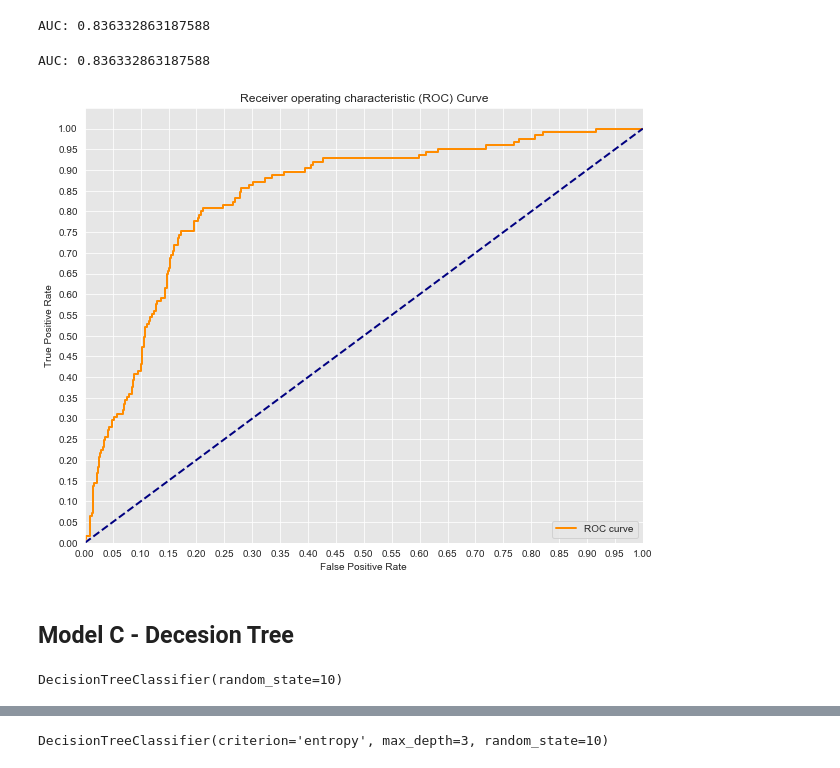
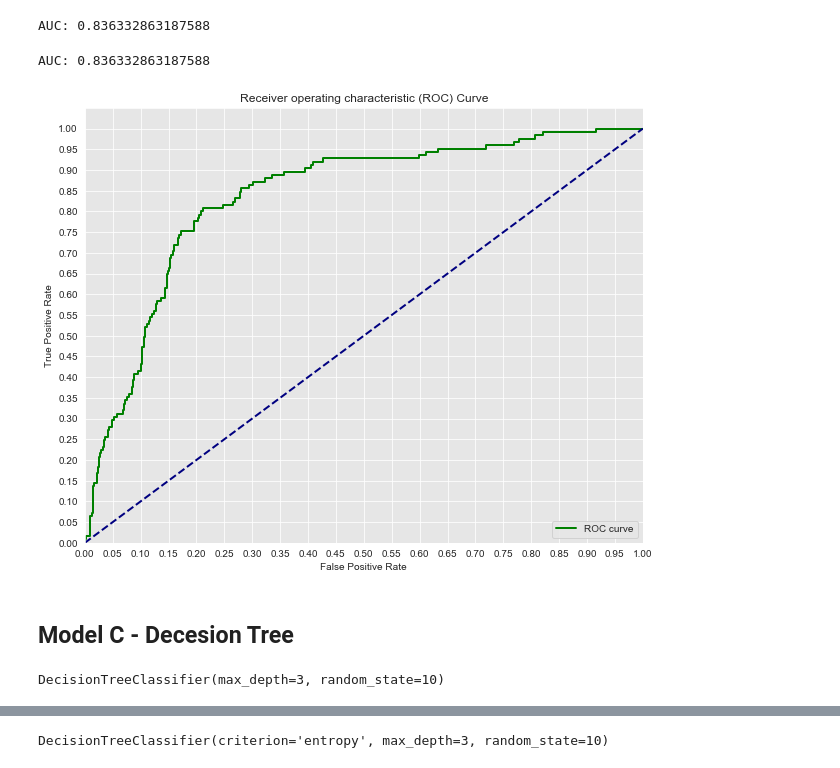
Before and after one commit to jmg0144/Customer-Churn-Classification-Analysis, a Jupyter notebook: phase-3-project.ipynb, the cells around one changed output, grey strips where cells are left out. Saved outputs shown, nothing was run; the diff lists cells and outputs as text; code cells hidden in the pictures.

```diff
--- a/phase-3-project.ipynb
+++ b/phase-3-project.ipynb
@@ -292,3 +316,0 @@ df_updated = df_filtered_2.drop(['state', 'international_plan', 'voice_mail_plan
-# %%
-df_updated_2 = pd.concat([df_updated, intl_plan_dummies, vm_plan_dummies], axis=1)
-df_updated_2.info()
@@ -316,4 +316,0 @@ memory usage: 263.8+ KB
-# %%
-total_charge = df_updated_2['total_day_charge'] + df_updated_2['total_eve_charge'] + df_updated_2['total_night_charge'] + df_updated_2['total_intl_charge']
-df_updated_2['total_charge'] = total_charge
-df_updated_2.head()
@@ -438,7 +425,7 @@ weighted avg       0.02      0.15      0.04       834
 # %%
 y_score = model_b.fit(X_train_b, y_train_b.values.ravel()).decision_function(X_test_b)
 
-fpr, tpr, thresholds = roc_curve(y_test, y_score)
+fpr, tpr, thresholds = roc_curve(y_test_b, y_score)
 # %%
 print('AUC: {}'.format(auc(fpr, tpr)))
 # %% [output]
@@ -446,24 +433,24 @@ AUC: 0.836332863187588
 # %%
 sns.set_style('darkgrid', {'axes.facecolor': '0.9'})
 
 print('AUC: {}'.format(auc(fpr, tpr)))
 plt.figure(figsize=(10, 8))
 lw = 2
-plt.plot(fpr, tpr, color='darkorange',
+plt.plot(fpr, tpr, color='green',
          lw=lw, label='ROC curve')
 plt.plot([0, 1], [0, 1], color='navy', lw=lw, linestyle='--')
 plt.xlim([0.0, 1.0])
 plt.ylim([0.0, 1.05])
 plt.yticks([i/20.0 for i in range(21)])
 plt.xticks([i/20.0 for i in range(21)])
 plt.xlabel('False Positive Rate')
 plt.ylabel('True Positive Rate')
 plt.title('Receiver operating characteristic (ROC) Curve')
 plt.legend(loc='lower right')
 plt.show()
 # %% [output]
 AUC: 0.836332863187588
-[figure, old version]
+[figure, new version]
 # %% [markdown]
 ## Model C - Decesion Tree
 # %%
@@ -473,8 +460,8 @@ target_c = pd.get_dummies(df_updated_2['churn'], drop_first=True, dtype=float)
 X_train_c, X_test_c, y_train_c, y_test_c = train_test_split(
     features_c, target_c, random_state=42)
 # %%
-classifier = DecisionTreeClassifier(random_state=10)
-classifier.fit(X_train_c, y_train_c)
+model_c = DecisionTreeClassifier(max_depth=3, random_state=10)
+model_c.fit(X_train_c, y_train_c)
 # %% [output]
-DecisionTreeClassifier(random_state=10)
+DecisionTreeClassifier(max_depth=3, random_state=10)
 # %%
```
Also changed, not shown: parts of 69 cells of this notebook.
